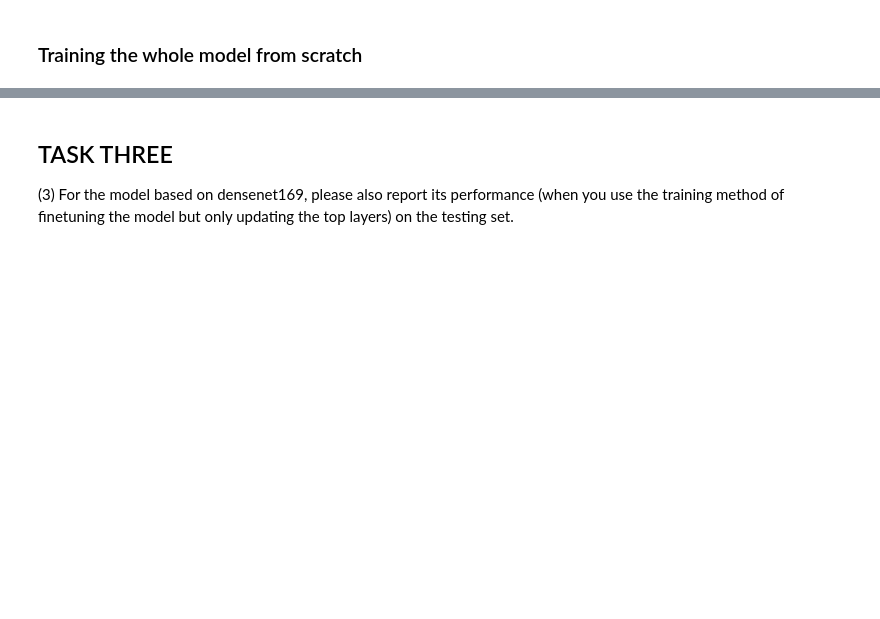
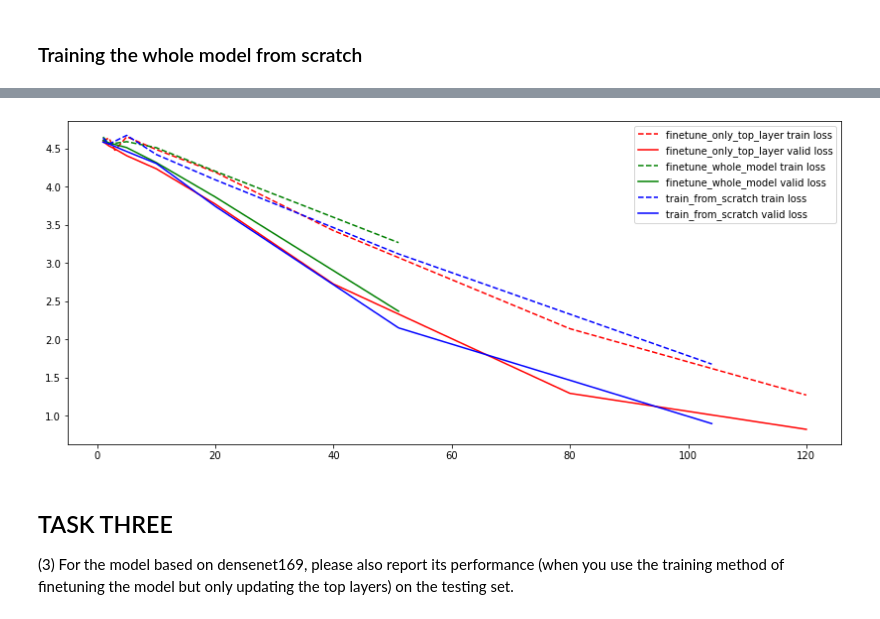
Before and after one commit to tonghuikang/flowers-image-classifier, a Jupyter notebook: homework.ipynb, the cells around one changed output, grey strips where cells are left out. Drawn from its saved outputs; the diff is of its cells as text; code cells hidden in the pictures; blank space fills up the shorter version.

Commit message:
model_ic

```diff
--- a/homework.ipynb
+++ b/homework.ipynb
@@ -209,3 +184,28 @@ Run time: 2.637 min
+# %%
+import matplotlib.pyplot as plt
+
+files = ["finetune_only_top_layer", "finetune_whole_model", "train_from_scratch"]
+colors = ["r", "g", "b"]
+plt.figure(figsize=(14,6))
+
+for file, color in zip(files, colors):
+    with open("./logs/{}.txt".format(file), "r") as f:
+        text = f.readlines()
+        steps = []
+        loss_train = []
+        loss_valid = []
+        for line in text:
+            words = line.split()
+            steps.append(int(words[3]))
+            loss_train.append(float(words[7]))
+            loss_valid.append(float(words[11]))
+        plt.plot(steps, loss_train, label="{} train loss".format(file), ls="--", color=color)
+        plt.plot(steps, loss_valid, label="{} valid loss".format(file), ls="-", color=color)
+
+plt.legend()
+plt.show()
+# %% [output]
+[figure, added]
 # %% [markdown]
 ## TASK THREE
 
```
Also changed, not shown: parts of 7 cells of this notebook, 5 other files.
